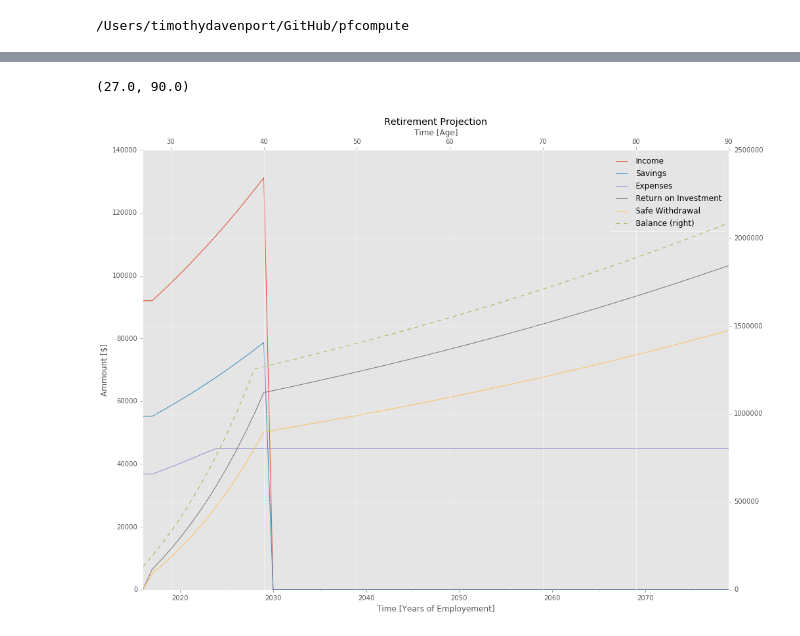
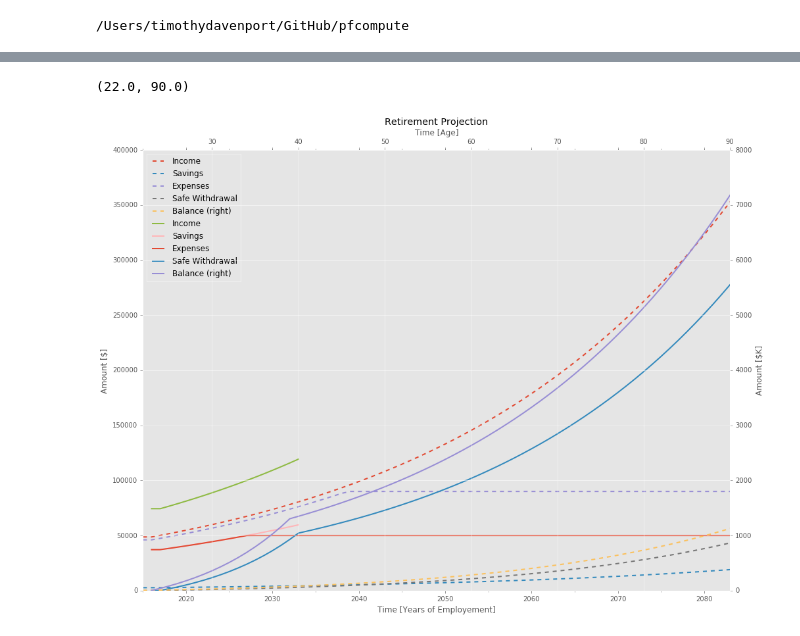
Before and after one commit to selfabrisham/aemshousing, a Jupyter notebook: notebooks/Assumption Based Financial Independence Forecast.ipynb, the cells around one changed output, grey strips where cells are left out. Drawn from its saved outputs; the diff is of its cells as text; code cells hidden in the pictures.

Commit message:
correct typos, update examples, change no income placeholder

```diff
--- a/notebooks/Assumption Based Financial Independence Forecast.ipynb
+++ b/notebooks/Assumption Based Financial Independence Forecast.ipynb
@@ -25,28 +16,30 @@ tableau20 = [tuple([x / 255.0 for x in rgb]) for rgb in tableau20]
 # %%
 # Average College Graduate
 average_grad = {
-    'income': 48707.0,
-    'initial_balance': 3000.0,
+    'income': 48707.0,           # Average Graduate Salary
+    'initial_balance': 4000.0,
     'income_increase': 0.030,
-    'savings_rate': 0.054,
+    'savings_rate': 0.054,       # Average National Saving Rate
     'withdrawal_rate': 0.040,
-    'return_rate': 0.025,
+    'return_rate': 0.025,        # Average National Mutual Fund Return
     'age': 22,
     'life_expectancy': 90,
+    'max_spending': 90000.0,
     'start': '2015-01-01',
     'expense_increase': True
 }
 
 # Average FI focused Graduate
 average_fi_grad = {
-    'income': 74367.00,
-    'initial_balance': 10000.00,
+    'income': 74367.00,          # Higher Income Occupation Average Salary (e.g. Engineering)
+    'initial_balance': 4000.00,
     'income_increase': 0.030,
-    'savings_rate': 0.50,
+    'savings_rate': 0.50,        # Above Average Savings Rate
     'withdrawal_rate': 0.04,
-    'return_rate': 0.074,
+    'return_rate': 0.074,        # Passive Index Investing (S&P500)
     'age': 23,
     'life_expectancy': 90,
+    'max_spending': 50000.0,     # Assumed to be happier with less consumption
     'start': '2016-01-01',
     'expense_increase': True
 }
@@ -99,16 +50,20 @@ cashflow_table
 # %%
-ax1 = cashflow_table[['Income', 'Savings', 'Expenses', 'Return on Investment', 'Safe Withdrawal']].plot(kind='line', stacked=False, legend=True)
-cashflow_table['Balance'].plot(kind='line', stacked=False, secondary_y=True, style='--', label='Balance', legend=True, ax=ax1)
-ax1.set_title('Retirement Projection', y=1.05)
-ax1.set_ylabel('Ammount [$]')
-ax1.set_xlabel('Time [Years of Employement]')
+ax = grad_cashflow_table[['Income', 'Savings', 'Expenses', 'Safe Withdrawal']].plot(style='--', lw=2)
+(grad_cashflow_table[['Balance']] / 1000.0).plot(secondary_y=True, style='--', lw=2, legend=True, ax=ax)
+fi_grad_cashflow_table[['Income', 'Savings', 'Expenses', 'Safe Withdrawal']].plot(lw=2, ax=ax)
+ax1 = (fi_grad_cashflow_table[['Balance']] / 1000.0).plot(secondary_y=True, lw=2, legend=True, ax=ax)
+
+ax.set_title('Retirement Projection', y=1.05)
+ax.set_ylabel('Amount [$]')
+ax1.set_ylabel('Amount [$K]')
+ax.set_xlabel('Time [Years of Employement]')
 
 ax2 = ax1.twiny()
 ax2.set_xlabel('Time [Age]')
 
-age0 = cashflow_table.iloc[0]['Age']
-age1 = cashflow_table.iloc[-1]['Age']
+age0 = grad_cashflow_table.iloc[0]['Age']
+age1 = grad_cashflow_table.iloc[-1]['Age']
 ax2.set_xlim(age0, age1)
 # %% [output]
-(27.0, 90.0)
+(22.0, 90.0)
-[figure, old version]
+[figure, new version]
```
Also changed, not shown: parts of 7 cells of this notebook, 3 other files.
